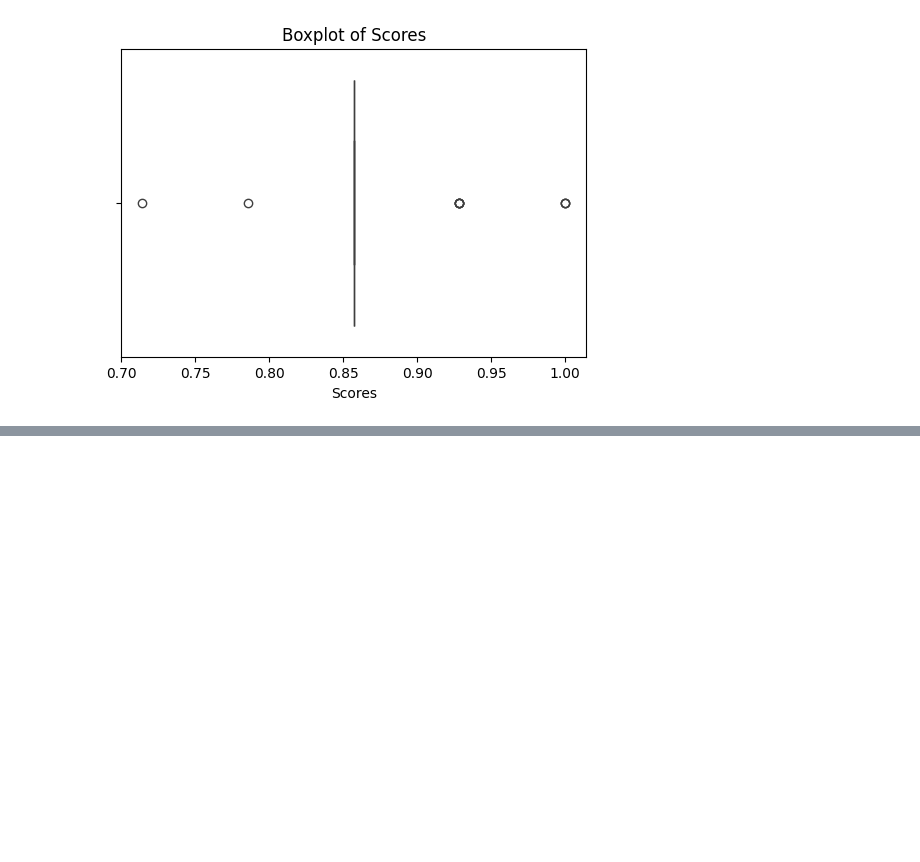
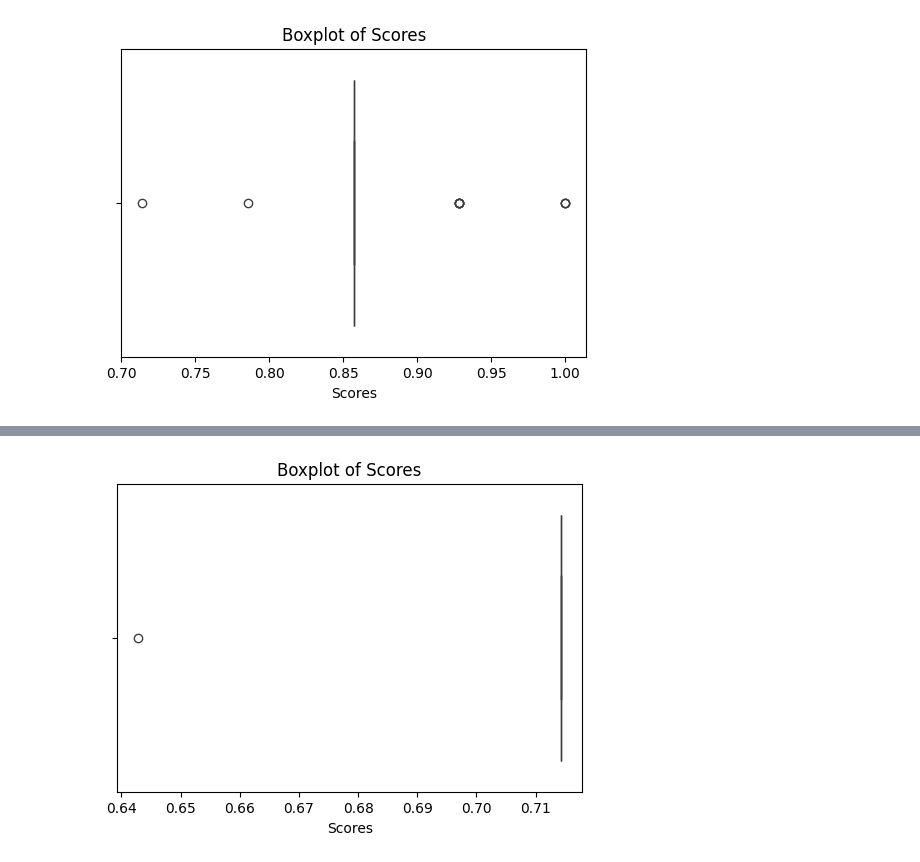
Before and after one commit to BU-Spark/ml-bu-autograder, a Jupyter notebook: Proof_of_Concept.ipynb, the cells around one changed output, grey strips where cells are left out. Drawn from its saved outputs; the diff is of its cells as text; code cells hidden in the pictures; blank space fills up the shorter version.

```diff
--- a/Proof_of_Concept.ipynb
+++ b/Proof_of_Concept.ipynb
@@ -688,0 +800,8 @@ plt.show()
+# %%
+plt.figure(figsize=(6, 4))
+sns.boxplot(x=processed_scores)
+plt.title("Boxplot of Scores")
+plt.xlabel("Scores")
+plt.show()
+# %% [output]
+[figure, added]
```
Also changed, not shown: parts of 19 cells of this notebook.
